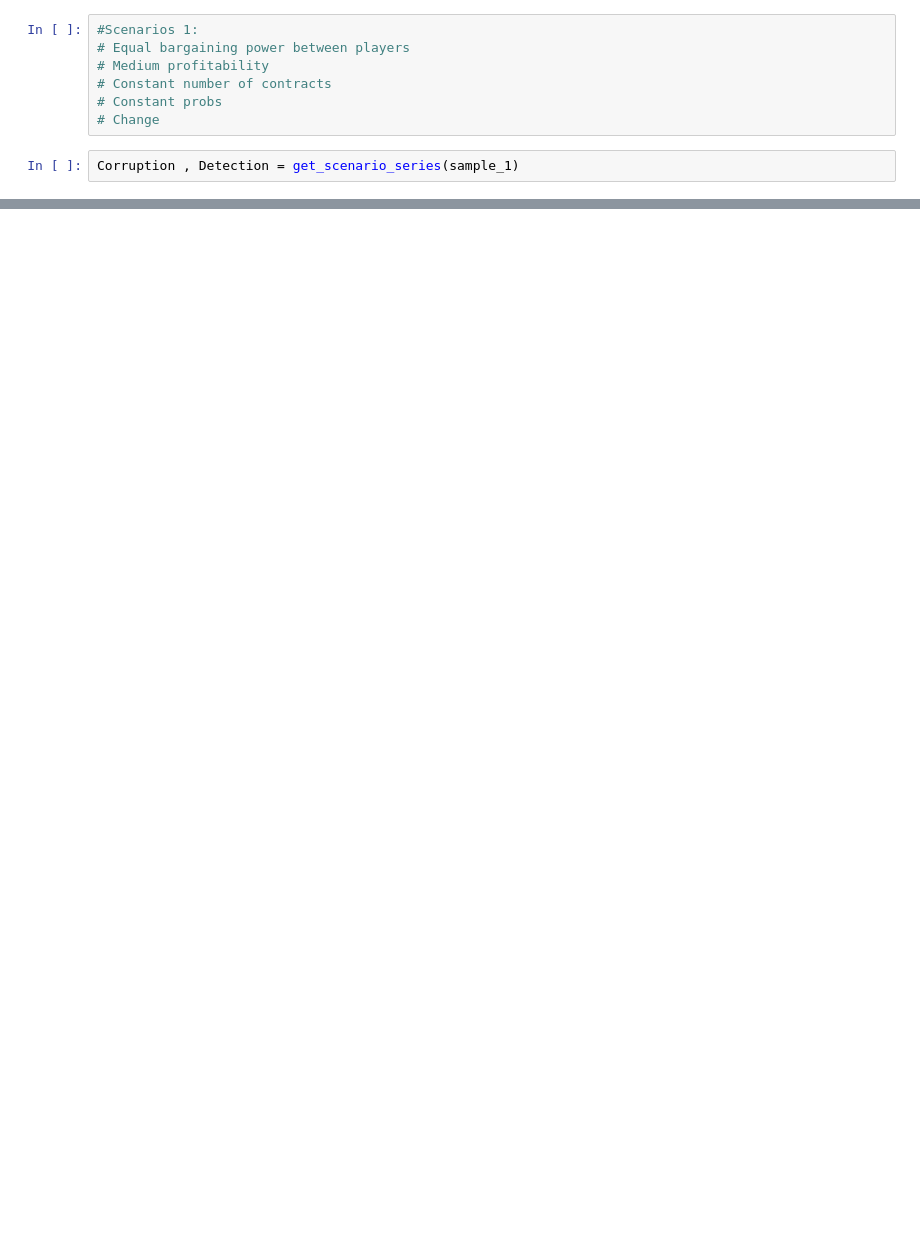
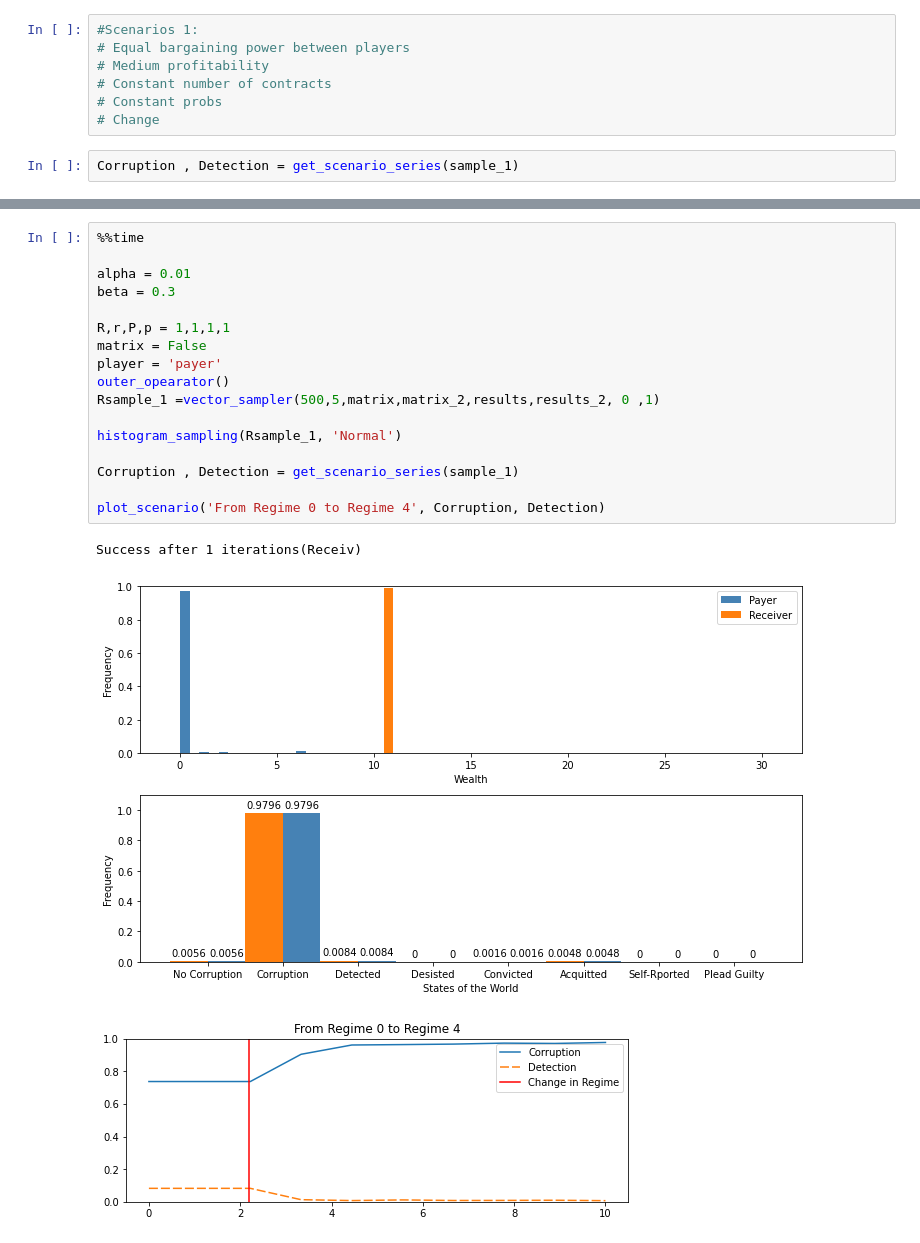
Before and after one commit to caxaxa/Corruption_Game, a Jupyter notebook: Corruption_game_leniency_and_non_trial_resolutions.ipynb, the cells around one changed output, grey strips where cells are left out. Saved outputs shown, nothing was run; the diff lists cells and outputs as text; blank space fills up the shorter version.

```diff
--- a/Corruption_game_leniency_and_non_trial_resolutions.ipynb
+++ b/Corruption_game_leniency_and_non_trial_resolutions.ipynb
@@ -1738,0 +1740,21 @@ plot_scenario('From Regime 0 to Regime 3', Corruption, Detection)
+# %%
+%%time
+
+alpha = 0.01
+beta = 0.3
+
+R,r,P,p = 1,1,1,1
+matrix = False
+player = 'payer'
+outer_opearator()
+Rsample_1 =vector_sampler(500,5,matrix,matrix_2,results,results_2, 0 ,1)
+
+histogram_sampling(Rsample_1, 'Normal')
+
+Corruption , Detection = get_scenario_series(sample_1)
+
+plot_scenario('From Regime 0 to Regime 4', Corruption, Detection)
+# %% [output]
+Success after 1 iterations(Receiv)
+[figure, added]
+[figure, added]
```
Also changed, not shown: parts of 20 cells of this notebook, 43 other files.
